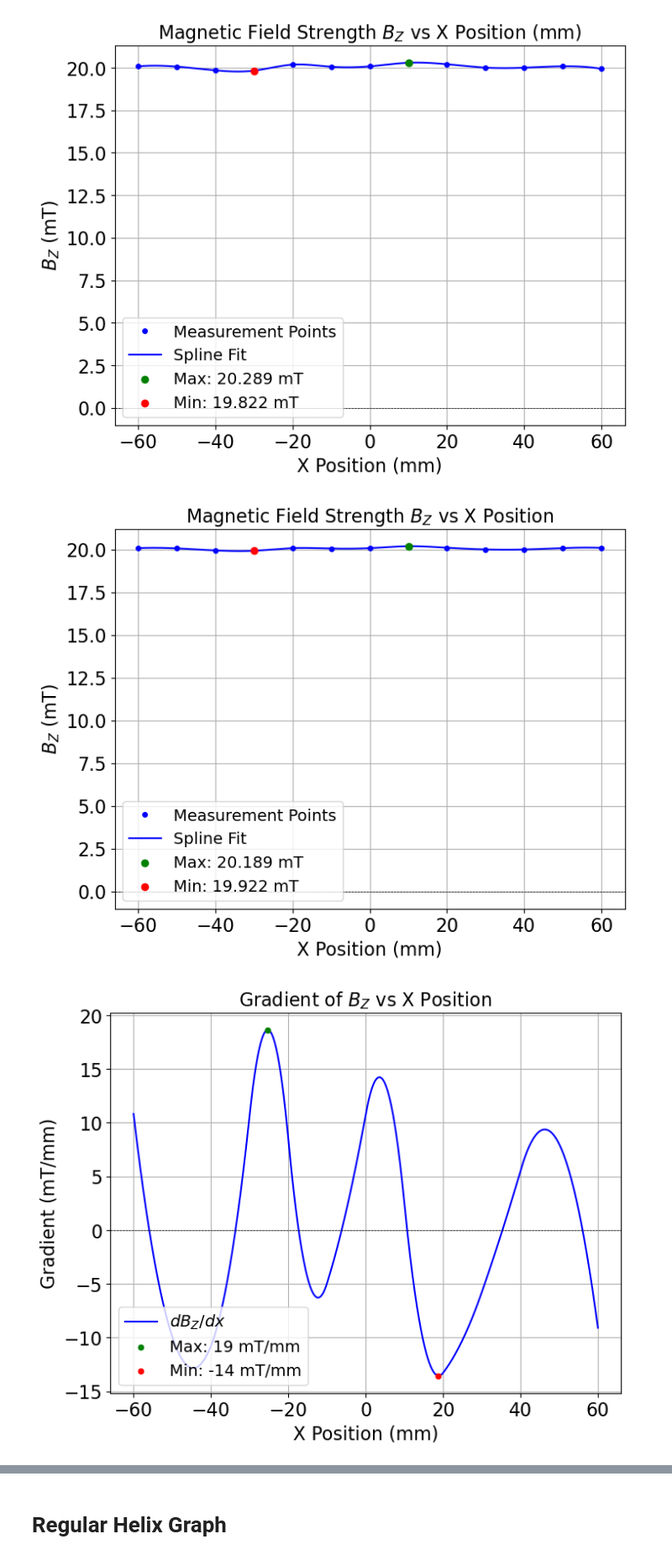
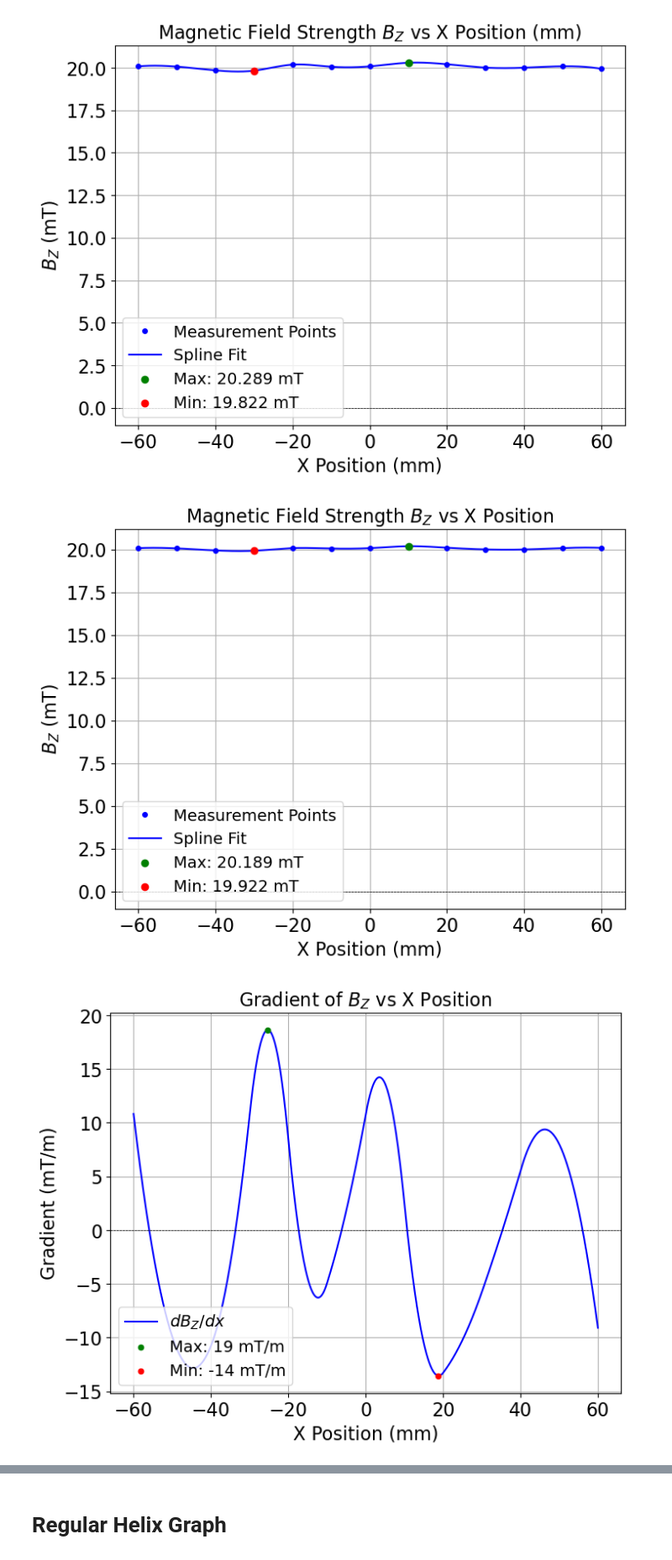
Before and after one commit to joostwijn/Rotating_Magnetic_Setup, a Jupyter notebook: 3. Magnets/Images_Optimization.ipynb, the cells around one changed output, grey strips where cells are left out. Shown at 84% size. Drawn from its saved outputs; the diff is of its cells as text; code cells hidden in the pictures.

```diff
--- a/3. Magnets/Images_Optimization.ipynb
+++ b/3. Magnets/Images_Optimization.ipynb
@@ -598,37 +632,37 @@ def plot_derivative(mode=None):
     spline = UnivariateSpline(coord_mm, result*1e3, s=0)
     x_dense = np.linspace(-60, 60, 1000)
     gradBZ = spline.derivative()(x_dense)
 
     # find extrema of derivative
     tol = 1e-12
     min_val = gradBZ.min()
     max_val = gradBZ.max()
     min_idx = np.where(np.isclose(gradBZ, min_val, atol=tol))[0]
     max_idx = np.where(np.isclose(gradBZ, max_val, atol=tol))[0]
     min_pos = x_dense[min_idx]; max_pos = x_dense[max_idx]
-    min_label = f"Min: {min_val*1e3:.0f} mT/mm"
-    max_label = f"Max: {max_val*1e3:.0f} mT/mm"
+    min_label = f"Min: {min_val*1e3:.0f} mT/m"
+    max_label = f"Max: {max_val*1e3:.0f} mT/m"
 
     plt.figure(figsize=(8, 6), facecolor='white')
     plt.plot(x_dense, gradBZ*1e3, color='blue', linewidth=1.5, label=r"$dB_Z/dx$")
     plt.axhline(0, color='black', linestyle='--', linewidth=0.5)
     plt.scatter(max_pos, gradBZ[max_idx]*1e3, color='green', s=20, label=max_label, zorder=5)
     plt.scatter(min_pos, gradBZ[min_idx]*1e3, color='red',   s=20, label=min_label, zorder=5)
 
     plt.xlabel("X Position (mm)")
-    plt.ylabel("Gradient (mT/mm)")
+    plt.ylabel("Gradient (mT/m)")
     plt.title("Gradient of $B_Z$ vs X Position")
     plt.grid(True)
     plt.legend(loc="lower left")
     plt.show()
 
 
 # Generate both plots
 plot_Bz(mode="Optimize")
 plot_derivative(mode="Optimize")
 # %% [output]
 [figure]
-[figure, old version]
+[figure, new version]
 # %%
 import numpy as np
 import matplotlib.pyplot as plt
```
Also changed, not shown: parts of 12 cells of this notebook.
